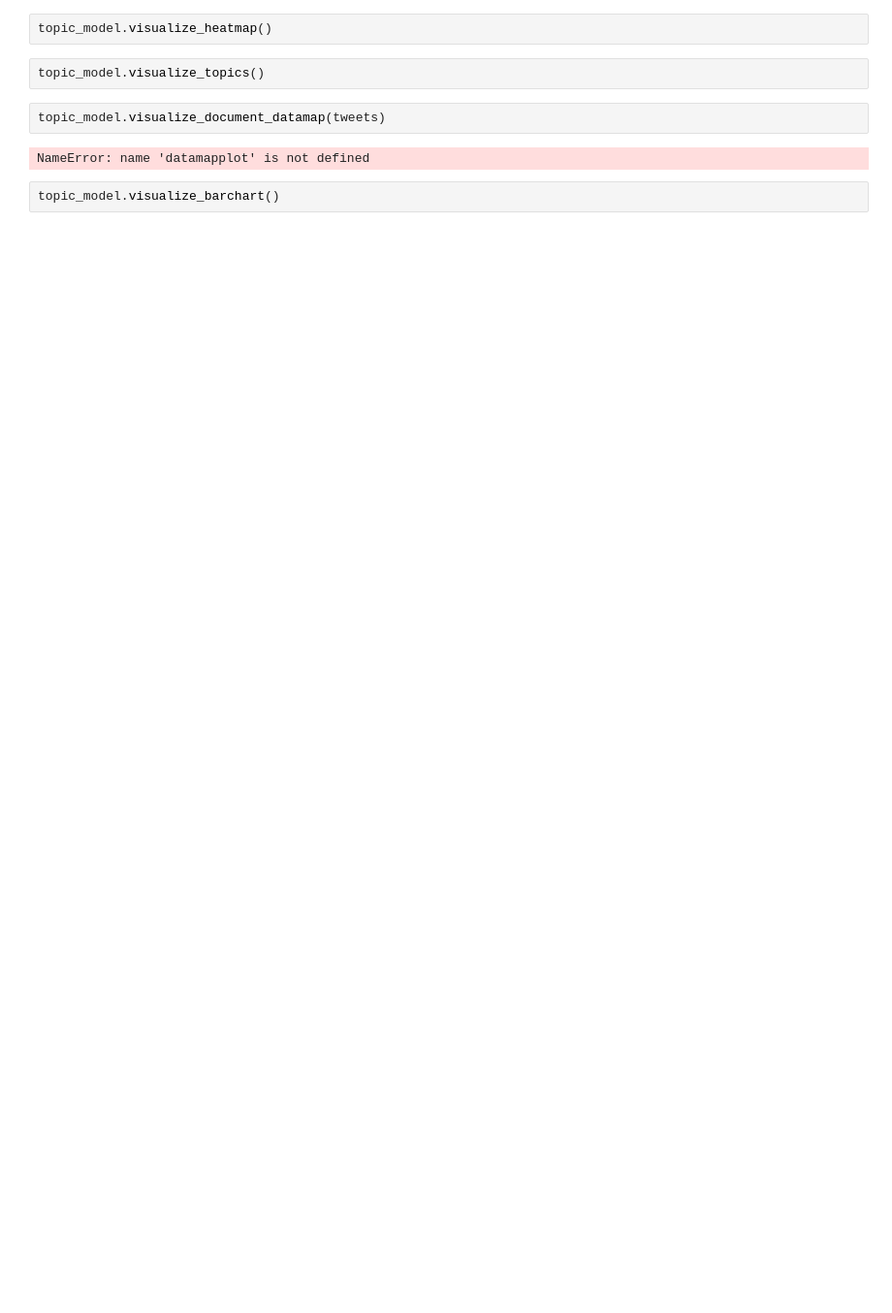
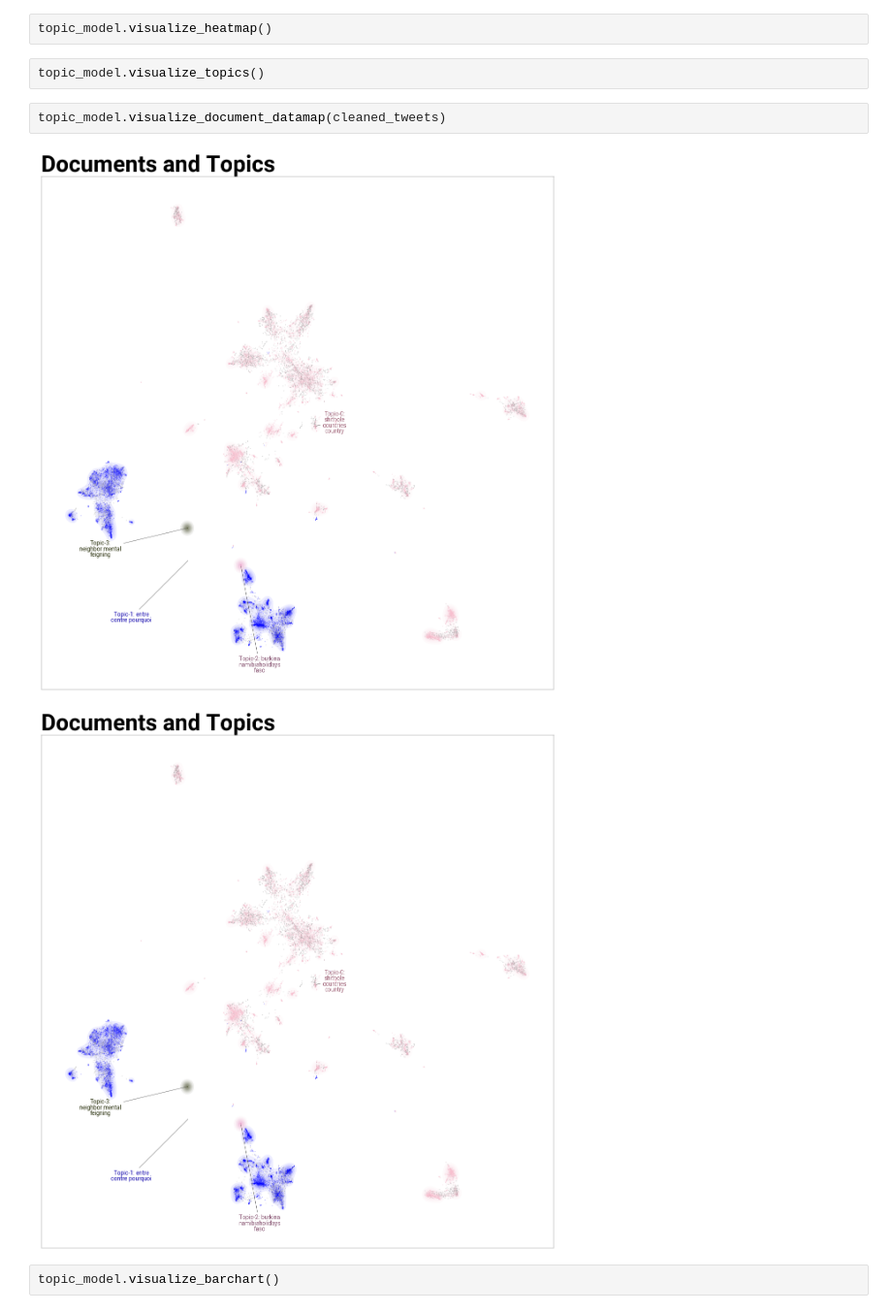
Before and after one commit to Hevia/DataMatters, a Jupyter notebook: topic_modeling.ipynb, the cells around one changed output. Shown at 97% size. Drawn from its saved outputs; the diff is of its cells as text; blank space fills up the shorter version.

Commit message:
topic model visualizations all done

```diff
--- a/topic_modeling.ipynb
+++ b/topic_modeling.ipynb
@@ -129,9 +116,10 @@ topic_model.visualize_heatmap()
 # %%
 topic_model.visualize_topics()
 # %%
-topic_model.visualize_document_datamap(tweets)
+topic_model.visualize_document_datamap(cleaned_tweets)
 # %% [output]
-NameError: name 'datamapplot' is not defined
+[figure, added]
+[figure, added]
 # %%
 topic_model.visualize_barchart()
 # %%
```
Also changed, not shown: parts of 4 cells of this notebook.
